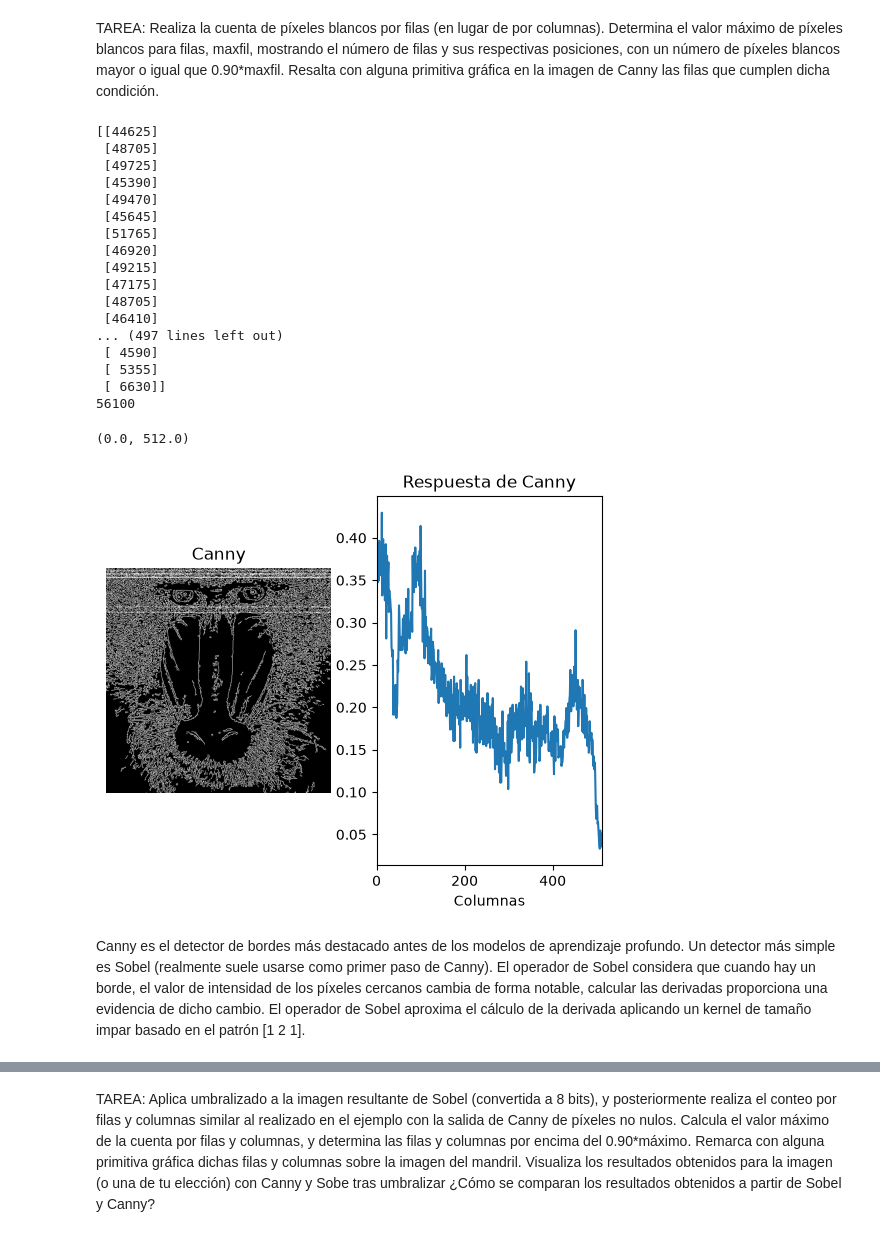
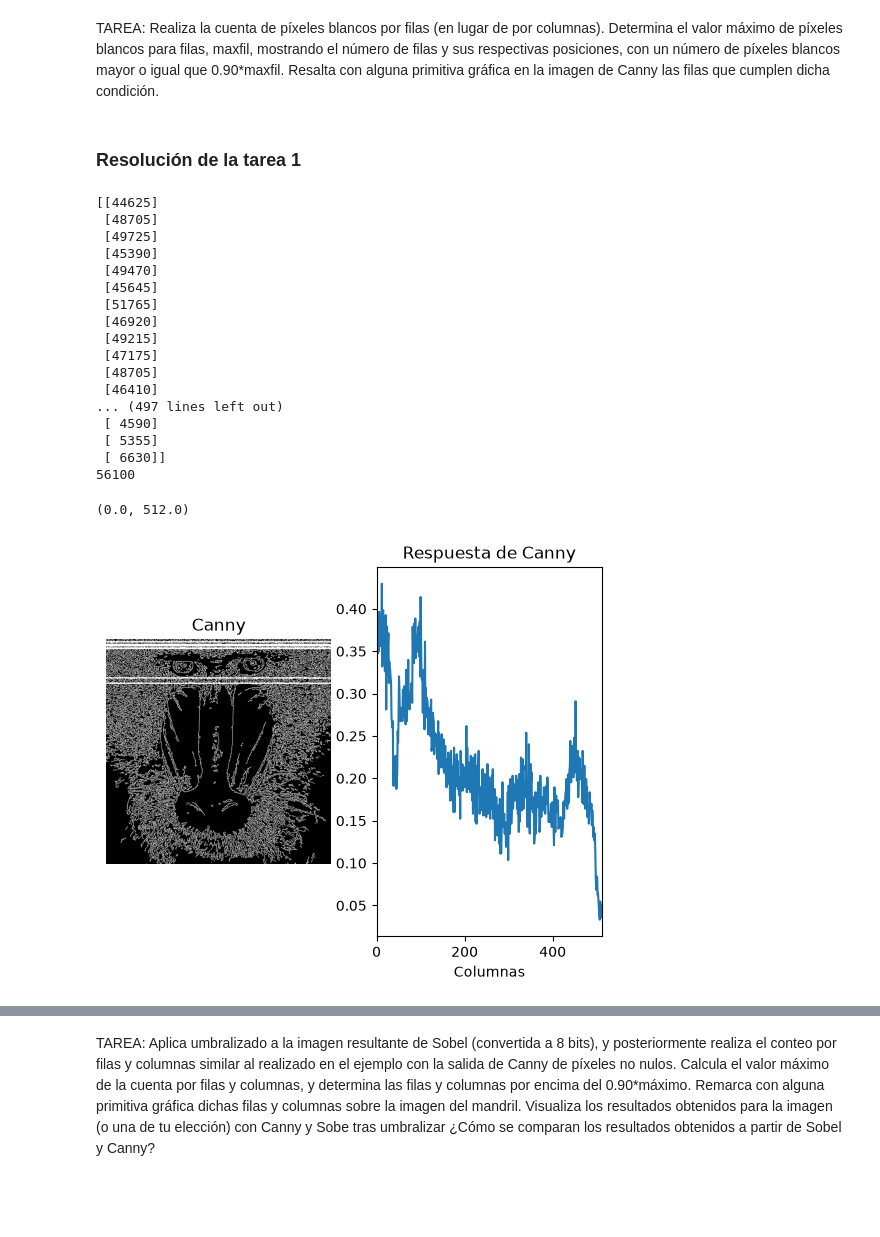
Before and after one commit to kikoalmtana/practicasVC, a Jupyter notebook: P2/VC_P2.ipynb, the cells around one changed output, grey strips where cells are left out. Cells and saved outputs as stored; diff of their text form; code cells hidden in the pictures; blank space fills up the shorter version.

```diff
--- a/P2/VC_P2.ipynb
+++ b/P2/VC_P2.ipynb
@@ -171,5 +10,7 @@ plt.xlim([0, canny.shape[1]])
 # %% [markdown]
 TAREA: Realiza la cuenta de píxeles blancos por filas (en lugar de por columnas). Determina el valor máximo de píxeles blancos para filas, maxfil, mostrando el número de filas y sus respectivas posiciones, con un número de píxeles blancos mayor o igual que 0.90*maxfil. Resalta con alguna primitiva gráfica en la imagen de Canny las filas que cumplen dicha condición.
+# %% [markdown]
+### Resolución de la tarea 1
 # %%
 
 img = cv2.imread('mandril.jpg')
@@ -184,6 +25,9 @@ canny = cv2.Canny(gris, 100, 200) #prueba a jugar con umbrales (entre 0 y 255)
 #Suma los valores de los pixeles por columna
 
 #El método reduce una imagen pasada por canny a una matriz de una columna y obtiene la suma
+col_counts = cv2.reduce(canny, 0, cv2.REDUCE_SUM, dtype=cv2.CV_32SC1)
+cols = col_counts[0] / (255 * canny.shape[0])
+
 row_counts = cv2.reduce(canny, 1, cv2.REDUCE_SUM, dtype=cv2.CV_32SC1)
 
 #Normaliza en base al número de filas, primer valor devuelto por shape, y al valor máximo del píxel (255)
@@ -197,7 +41,8 @@ print(maxfil)
 
 for i in range(len(row_counts)):
     if row_counts[i] >= maxfil*0.9:
-        canny[i,:] = 255
+        #canny[i,:] = 255
+        cv2.line(canny,(0, i),(canny.shape[1],i),(255,0,0),2)
 
 #Muestra dicha cuenta gráficamente
 plt.figure()
@@ -205,34 +50,31 @@ plt.subplot(1, 2, 1)
 plt.axis("off")
 plt.title("Canny")
 plt.imshow(canny, cmap='gray')
 
 plt.subplot(1, 2, 2)
 plt.title("Respuesta de Canny")
 plt.xlabel("Columnas")
 plt.ylabel("% píxeles")
 plt.plot(rows)
 #Rango en x definido por las columnas
 plt.xlim([0, canny.shape[1]])
 # %% [output]
 [[44625]
  [48705]
  [49725]
  [45390]
  [49470]
  [45645]
  [51765]
  [46920]
  [49215]
  [47175]
  [48705]
  [46410]
 ... (497 lines left out)
  [ 4590]
  [ 5355]
  [ 6630]]
 56100
 (0.0, 512.0)
-[figure, old version]
+[figure, new version]
-# %% [markdown]
-Canny es el detector de bordes más destacado antes de los modelos de aprendizaje profundo. Un detector más simple es Sobel (realmente suele usarse como primer paso de Canny).
-El operador de Sobel considera que cuando hay un borde, el valor de intensidad de los píxeles cercanos cambia de forma notable, calcular las derivadas proporciona una evidencia de dicho cambio. El operador de Sobel aproxima el cálculo de la derivada aplicando un kernel de tamaño impar basado en el patrón [1 2 1].
```
Also changed, not shown: parts of 28 cells of this notebook, 2 other files.
